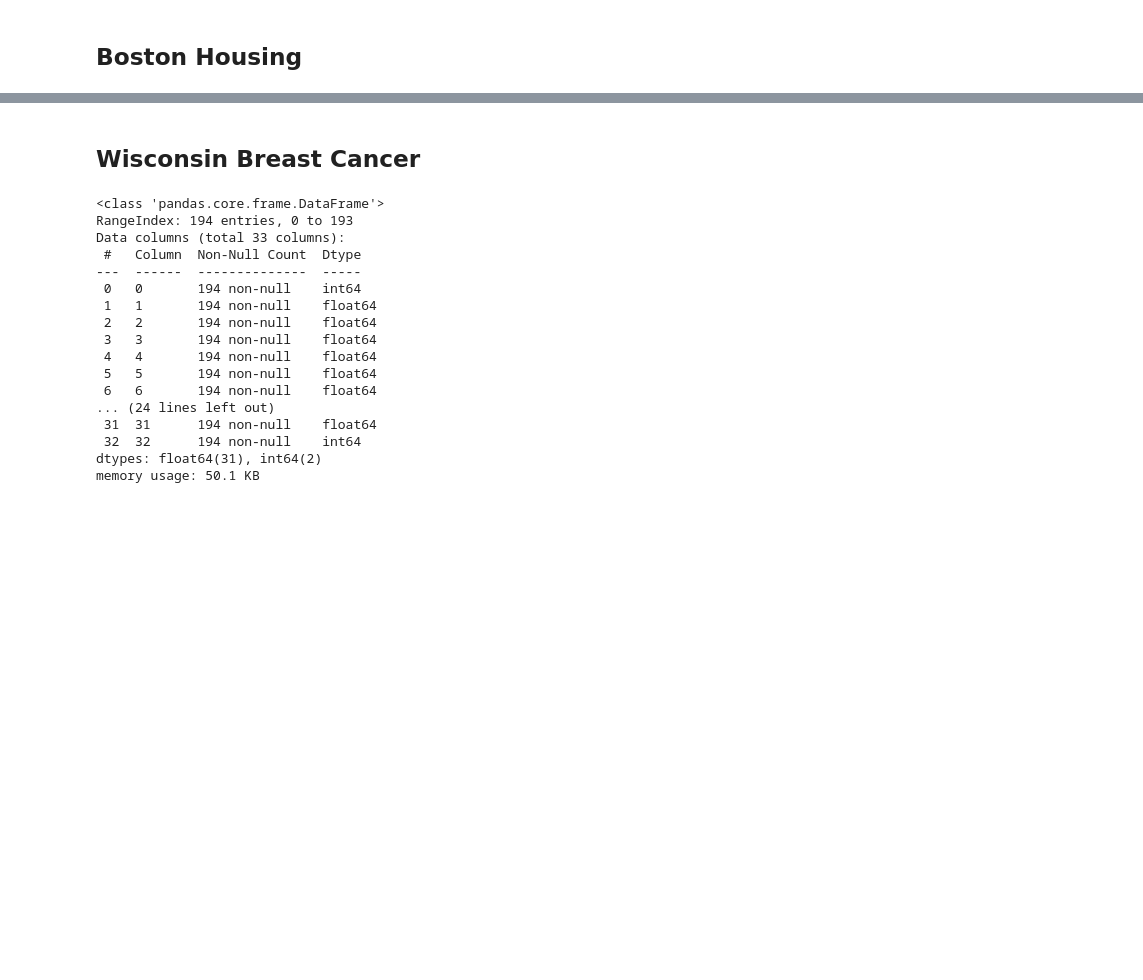
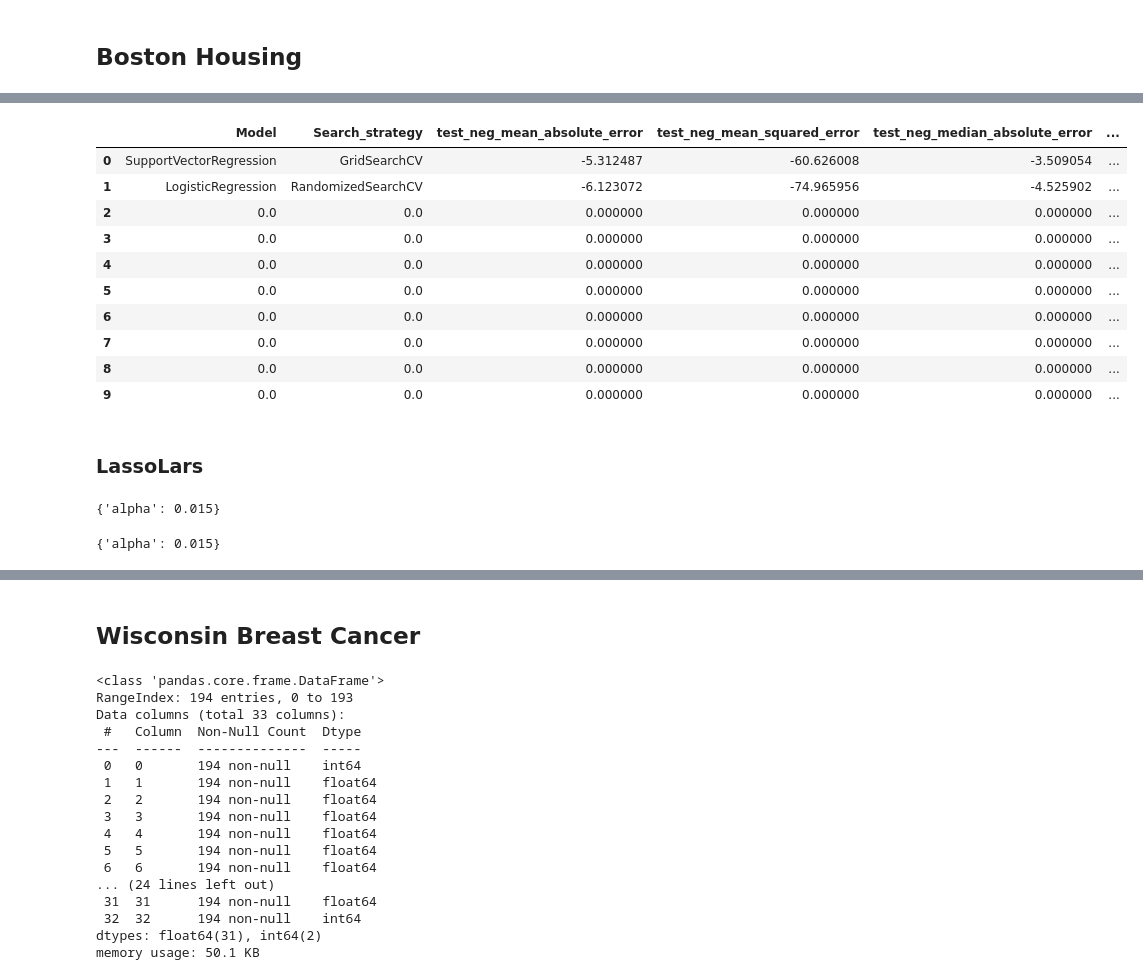
Before and after one commit to brasilnike/Teme-Introducere-in-Data-Science, a Jupyter notebook: Tema5 - IDS/Homework Progress/Tema5_IDS.ipynb, the cells around one changed output, grey strips where cells are left out. Saved outputs shown, nothing was run; the diff lists cells and outputs as text; code cells hidden in the pictures; blank space fills up the shorter version.

```diff
--- a/Tema5 - IDS/Homework Progress/Tema5_IDS.ipynb
+++ b/Tema5 - IDS/Homework Progress/Tema5_IDS.ipynb
@@ -436,0 +451,3 @@ BH_data.head()
+# %%
+housing_X = BH_data.iloc[:, :-1].values
+housing_y = BH_data.iloc[:, -1].values
@@ -436,0 +458,3 @@ BH_data.head()
+# %%
+regression = SVR(epsilon=0.01)
+parameter_grid = [{'kernel': ['rbf'], 'gamma': [1e-4, 1e-3, 0.01, 0.1, 0.2, 0.5, 0.6, 0.9],'C': [1, 10, 100, 1000, 10000]}]
@@ -436,0 +479,20 @@ BH_data.head()
+# %%
+tuned_regression = SVR(**best_parameters)
+random_scores = cross_validate(tuned_regression, housing_X, housing_y, cv=5, scoring=['neg_mean_absolute_error', 'neg_mean_squared_error', 'neg_median_absolute_error'], return_train_score=True)
+populate_dataFrame(BostonHousing_df, random_scores, 'LogisticRegression', 'RandomizedSearchCV', 1)
+
+BostonHousing_df.head(n=10)
+# %% [output]
+|  | Model | Search_strategy | test_neg_mean_absolute_error | test_neg_mean_squared_error | test_neg_median_absolute_error | ... |
+| 0 | SupportVectorRegression | GridSearchCV | -5.312487 | -60.626008 | -3.509054 | ... |
+| 1 | LogisticRegression | RandomizedSearchCV | -6.123072 | -74.965956 | -4.525902 | ... |
+| 2 | 0.0 | 0.0 | 0.000000 | 0.000000 | 0.000000 | ... |
+| 3 | 0.0 | 0.0 | 0.000000 | 0.000000 | 0.000000 | ... |
+| 4 | 0.0 | 0.0 | 0.000000 | 0.000000 | 0.000000 | ... |
+| 5 | 0.0 | 0.0 | 0.000000 | 0.000000 | 0.000000 | ... |
+| 6 | 0.0 | 0.0 | 0.000000 | 0.000000 | 0.000000 | ... |
+| 7 | 0.0 | 0.0 | 0.000000 | 0.000000 | 0.000000 | ... |
+| 8 | 0.0 | 0.0 | 0.000000 | 0.000000 | 0.000000 | ... |
+| 9 | 0.0 | 0.0 | 0.000000 | 0.000000 | 0.000000 | ... |
+# %% [markdown]
+### LassoLars
@@ -436,0 +504,7 @@ BH_data.head()
+# %%
+grid_search = GridSearchCV(estimator=regression, param_grid=parameter_grid, cv=5, scoring='neg_mean_squared_error')
+grid_search.fit(housing_X, housing_y)
+best_parameters = grid_search.best_params_
+print(best_parameters)
+# %% [output]
+{'alpha': 0.015}
@@ -436,0 +515,7 @@ BH_data.head()
+# %%
+random_search = RandomizedSearchCV(estimator=regression, param_distributions=parameter_grid, cv=5, scoring='neg_mean_squared_error')
+random_search.fit(housing_X, housing_y)
+best_parameters = random_search.best_params_
+print(best_parameters)
+# %% [output]
+{'alpha': 0.015}
```
Also changed, not shown: parts of 49 cells of this notebook, 2 other files.
